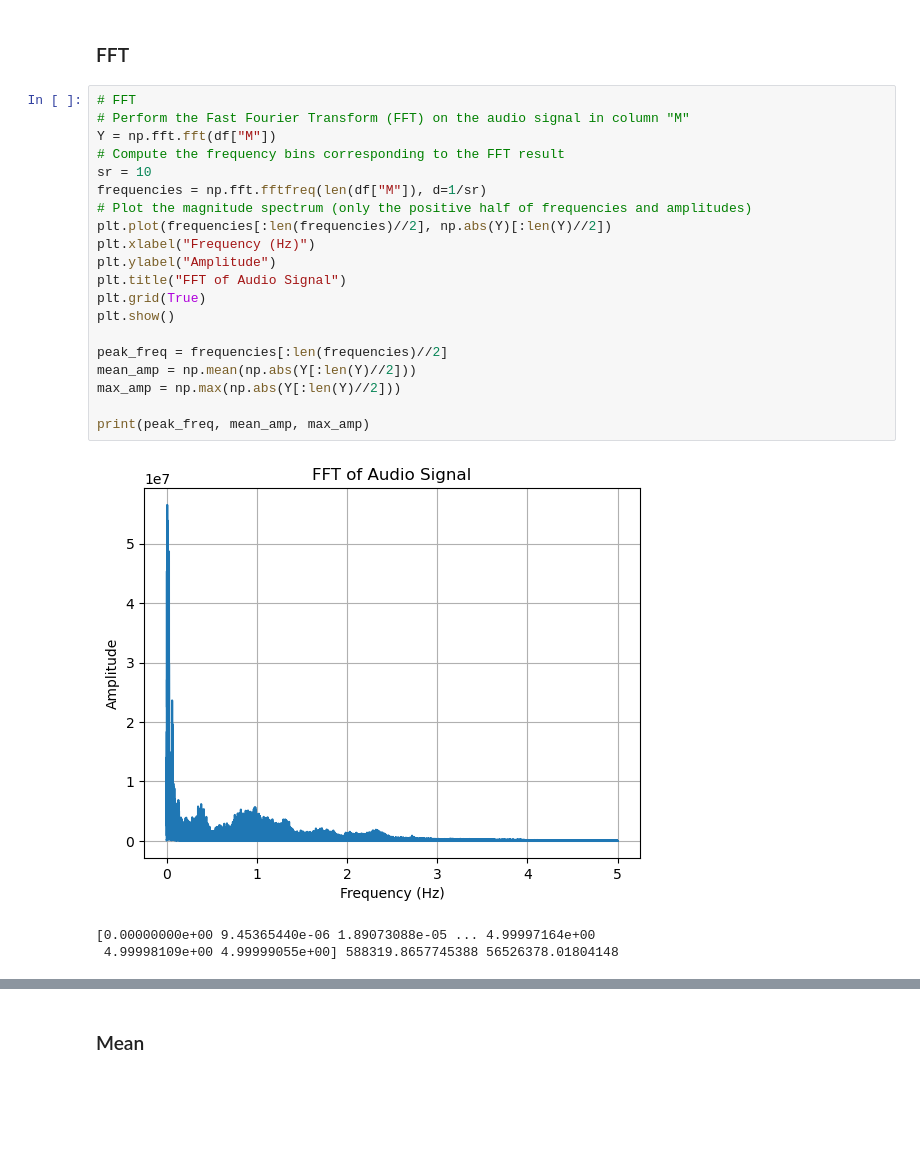
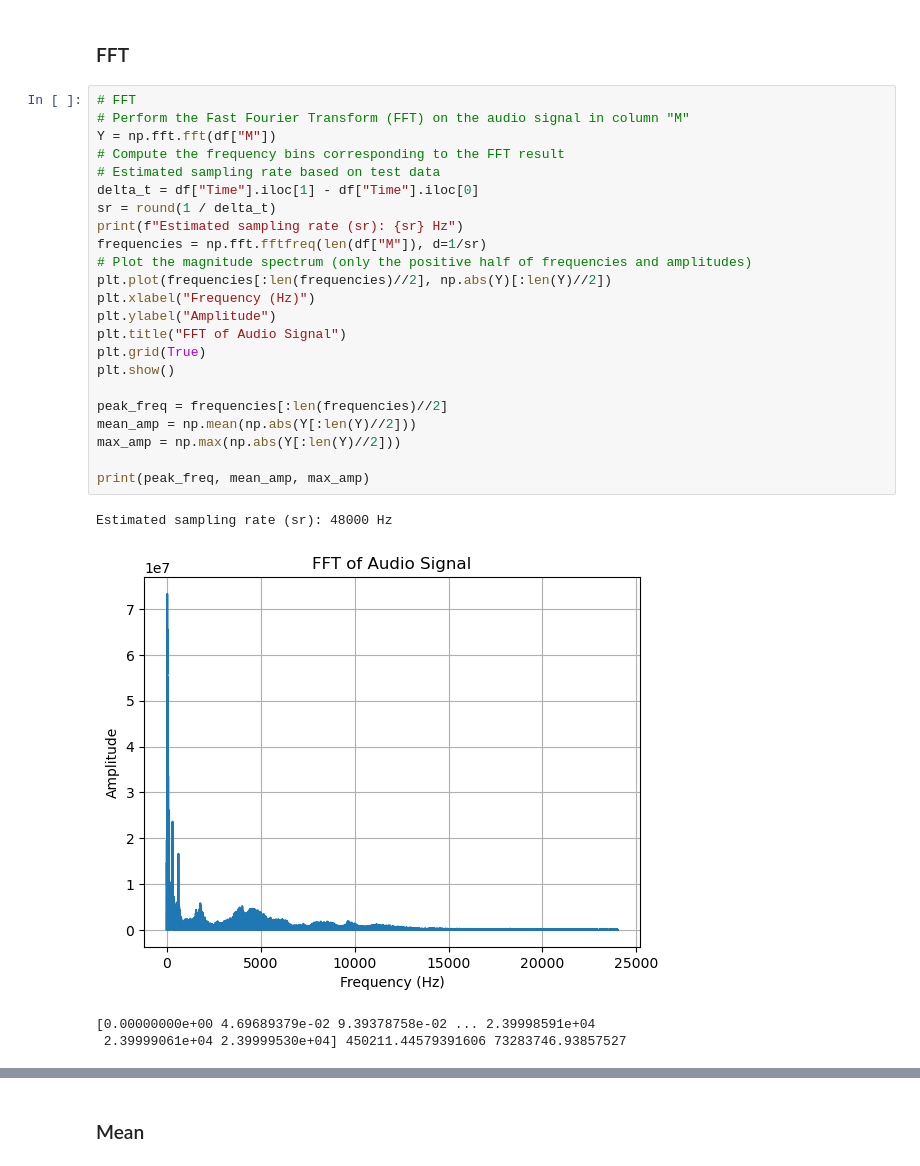
Before and after one commit to mingxin0532/Predictive-Quality-in-Additive-Manufacturing, a Jupyter notebook: PQAM.ipynb, the cells around one changed output, grey strips where cells are left out. Cells and saved outputs as stored; diff of their text form; blank space fills up the shorter version.

```diff
--- a/PQAM.ipynb
+++ b/PQAM.ipynb
@@ -231,26 +248,30 @@ MFCC[9]：   Capture high-frequency modulations.
 # %%
 # FFT
 # Perform the Fast Fourier Transform (FFT) on the audio signal in column "M"
 Y = np.fft.fft(df["M"])
 # Compute the frequency bins corresponding to the FFT result
-sr = 10
+# Estimated sampling rate based on test data
+delta_t = df["Time"].iloc[1] - df["Time"].iloc[0]
+sr = round(1 / delta_t)
+print(f"Estimated sampling rate (sr): {sr} Hz")
 frequencies = np.fft.fftfreq(len(df["M"]), d=1/sr)
 # Plot the magnitude spectrum (only the positive half of frequencies and amplitudes)
 plt.plot(frequencies[:len(frequencies)//2], np.abs(Y)[:len(Y)//2])
 plt.xlabel("Frequency (Hz)")
 plt.ylabel("Amplitude")
 plt.title("FFT of Audio Signal")
 plt.grid(True)
 plt.show()
 
 peak_freq = frequencies[:len(frequencies)//2]
 mean_amp = np.mean(np.abs(Y[:len(Y)//2]))
 max_amp = np.max(np.abs(Y[:len(Y)//2]))
 
 print(peak_freq, mean_amp, max_amp)
 # %% [output]
+Estimated sampling rate (sr): 48000 Hz
-[figure, old version]
+[figure, new version]
-[0.00000000e+00 9.45365440e-06 1.89073088e-05 ... 4.99997164e+00
- 4.99998109e+00 4.99999055e+00] 588319.8657745388 56526378.01804148
+[0.00000000e+00 4.69689379e-02 9.39378758e-02 ... 2.39998591e+04
+ 2.39999061e+04 2.39999530e+04] 450211.44579391606 73283746.93857527
 # %%
 # read single failde file
```
Also changed, not shown: parts of 8 cells of this notebook.
